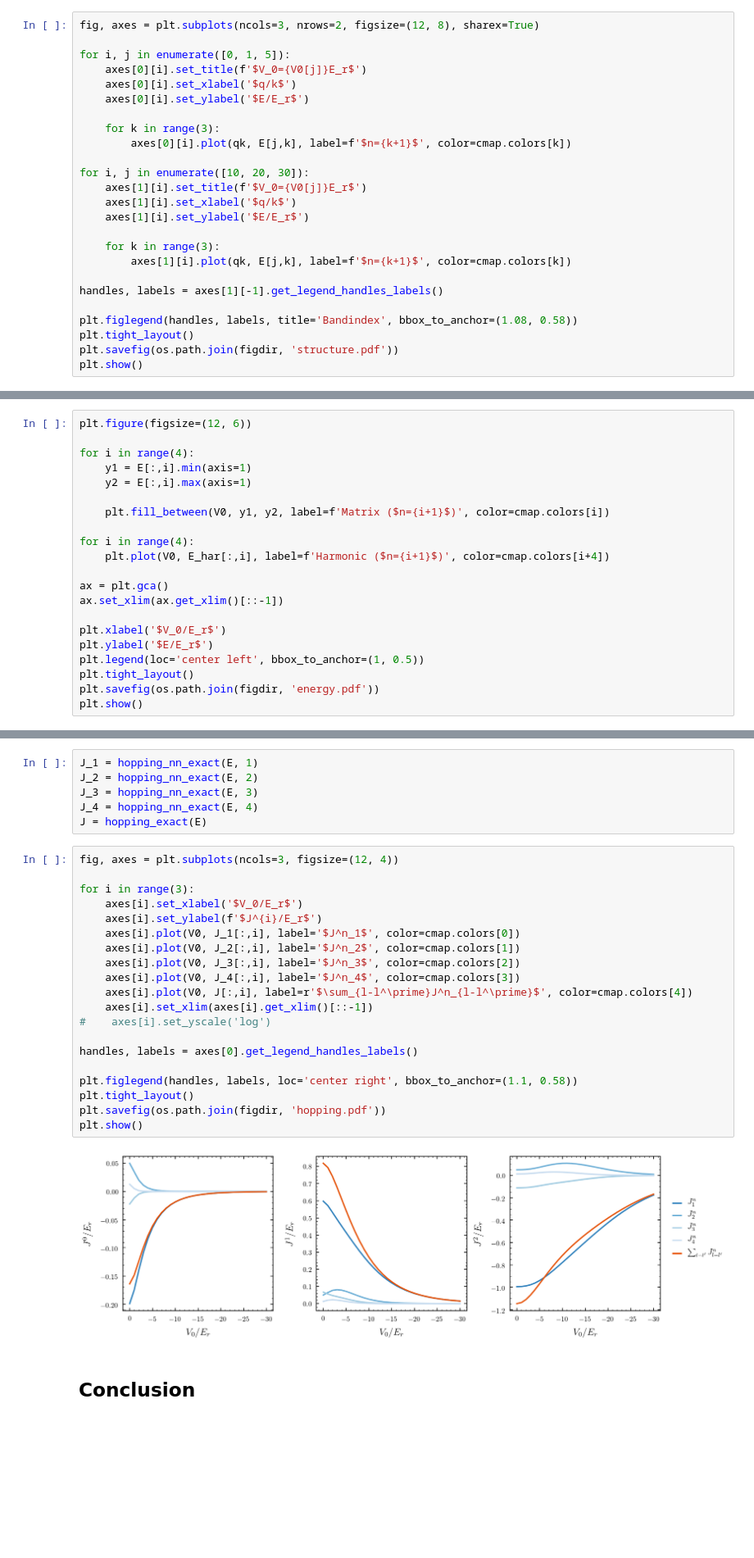
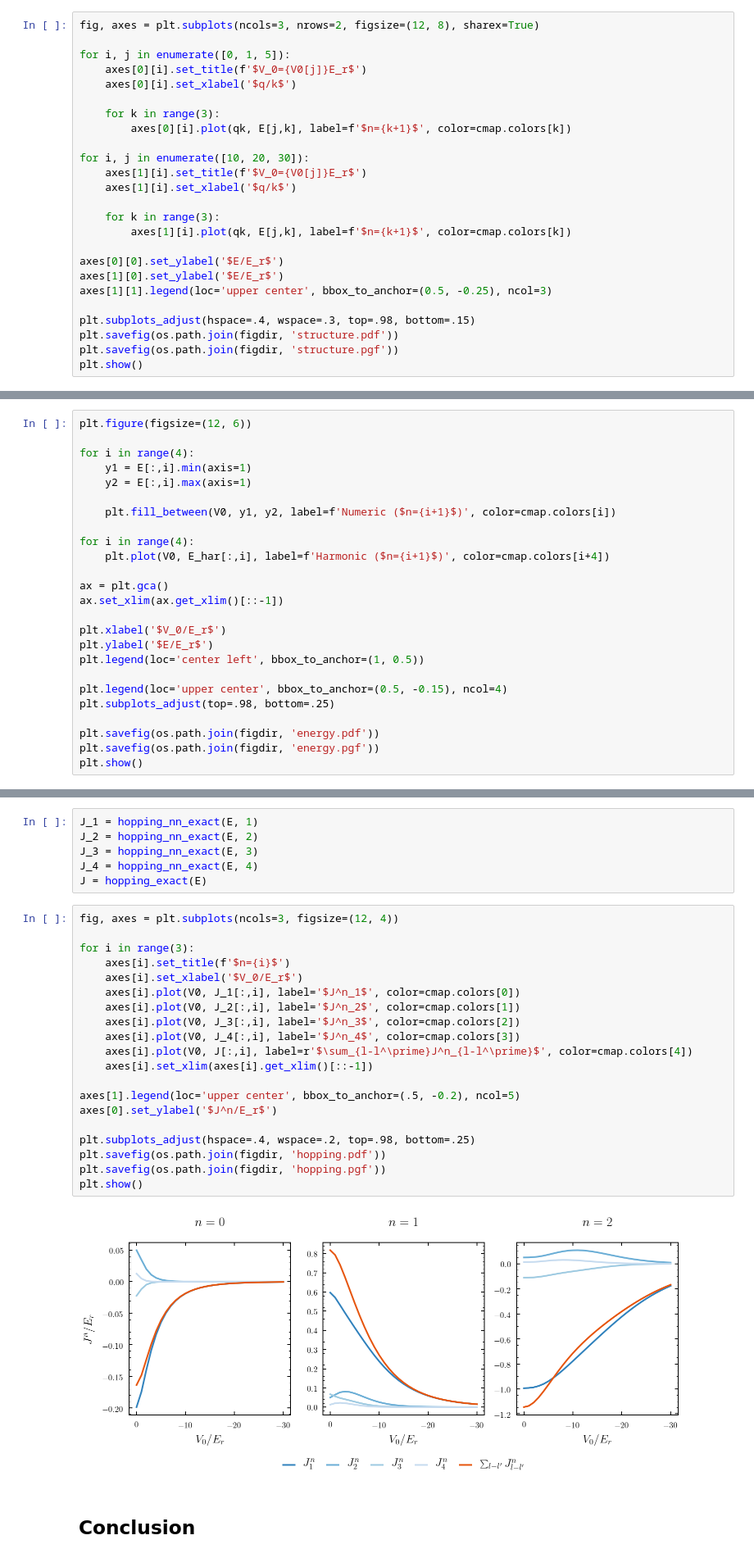
Before and after one commit to bodokaiser/bachelor-thesis, a Jupyter notebook: notebook/evaluation/lattice-scales.ipynb, the cells around one changed output, grey strips where cells are left out. Shown at 82% size. Drawn from its saved outputs; the diff is of its cells as text; blank space fills up the shorter version.

```diff
--- a/notebook/evaluation/lattice-scales.ipynb
+++ b/notebook/evaluation/lattice-scales.ipynb
@@ -93,7 +93,6 @@ fig, axes = plt.subplots(ncols=3, nrows=2, figsize=(12, 8), sharex=True)
 for i, j in enumerate([0, 1, 5]):
     axes[0][i].set_title(f'$V_0={V0[j]}E_r$')
     axes[0][i].set_xlabel('$q/k$')
-    axes[0][i].set_ylabel('$E/E_r$')
 
     for k in range(3):
         axes[0][i].plot(qk, E[j,k], label=f'$n={k+1}$', color=cmap.colors[k])
@@ -101,15 +100,16 @@ for i, j in enumerate([0, 1, 5]):
 for i, j in enumerate([10, 20, 30]):
     axes[1][i].set_title(f'$V_0={V0[j]}E_r$')
     axes[1][i].set_xlabel('$q/k$')
-    axes[1][i].set_ylabel('$E/E_r$')
 
     for k in range(3):
         axes[1][i].plot(qk, E[j,k], label=f'$n={k+1}$', color=cmap.colors[k])
 
-handles, labels = axes[1][-1].get_legend_handles_labels()
+axes[0][0].set_ylabel('$E/E_r$')
+axes[1][0].set_ylabel('$E/E_r$')
+axes[1][1].legend(loc='upper center', bbox_to_anchor=(0.5, -0.25), ncol=3)
 
-plt.figlegend(handles, labels, title='Bandindex', bbox_to_anchor=(1.08, 0.58))
-plt.tight_layout()
+plt.subplots_adjust(hspace=.4, wspace=.3, top=.98, bottom=.15)
 plt.savefig(os.path.join(figdir, 'structure.pdf'))
+plt.savefig(os.path.join(figdir, 'structure.pgf'))
 plt.show()
 # %% [output]
@@ -145,7 +145,7 @@ for i in range(4):
     y1 = E[:,i].min(axis=1)
     y2 = E[:,i].max(axis=1)
 
-    plt.fill_between(V0, y1, y2, label=f'Matrix ($n={i+1}$)', color=cmap.colors[i])
+    plt.fill_between(V0, y1, y2, label=f'Numeric ($n={i+1}$)', color=cmap.colors[i])
 
 for i in range(4):
     plt.plot(V0, E_har[:,i], label=f'Harmonic ($n={i+1}$)', color=cmap.colors[i+4])
@@ -156,7 +156,11 @@ ax.set_xlim(ax.get_xlim()[::-1])
 plt.xlabel('$V_0/E_r$')
 plt.ylabel('$E/E_r$')
 plt.legend(loc='center left', bbox_to_anchor=(1, 0.5))
-plt.tight_layout()
+
+plt.legend(loc='upper center', bbox_to_anchor=(0.5, -0.15), ncol=4)
+plt.subplots_adjust(top=.98, bottom=.25)
+
 plt.savefig(os.path.join(figdir, 'energy.pdf'))
+plt.savefig(os.path.join(figdir, 'energy.pgf'))
 plt.show()
 # %% [output]
@@ -245,25 +250,25 @@ J = hopping_exact(E)
 # %%
 fig, axes = plt.subplots(ncols=3, figsize=(12, 4))
 
 for i in range(3):
+    axes[i].set_title(f'$n={i}$')
     axes[i].set_xlabel('$V_0/E_r$')
-    axes[i].set_ylabel(f'$J^{i}/E_r$')
     axes[i].plot(V0, J_1[:,i], label='$J^n_1$', color=cmap.colors[0])
     axes[i].plot(V0, J_2[:,i], label='$J^n_2$', color=cmap.colors[1])
     axes[i].plot(V0, J_3[:,i], label='$J^n_3$', color=cmap.colors[2])
     axes[i].plot(V0, J_4[:,i], label='$J^n_4$', color=cmap.colors[3])
     axes[i].plot(V0, J[:,i], label=r'$\sum_{l-l^\prime}J^n_{l-l^\prime}$', color=cmap.colors[4])
     axes[i].set_xlim(axes[i].get_xlim()[::-1])
-#    axes[i].set_yscale('log')
 
-handles, labels = axes[0].get_legend_handles_labels()
+axes[1].legend(loc='upper center', bbox_to_anchor=(.5, -0.2), ncol=5)
+axes[0].set_ylabel('$J^n/E_r$')
 
-plt.figlegend(handles, labels, loc='center right', bbox_to_anchor=(1.1, 0.58))
-plt.tight_layout()
+plt.subplots_adjust(hspace=.4, wspace=.2, top=.98, bottom=.25)
 plt.savefig(os.path.join(figdir, 'hopping.pdf'))
+plt.savefig(os.path.join(figdir, 'hopping.pgf'))
 plt.show()
 # %% [output]
-[figure, old version]
+[figure, new version]
 # %% [markdown]
 ## Conclusion
 # %%
```
Also changed, not shown: parts of 4 cells of this notebook, 12 other files.
